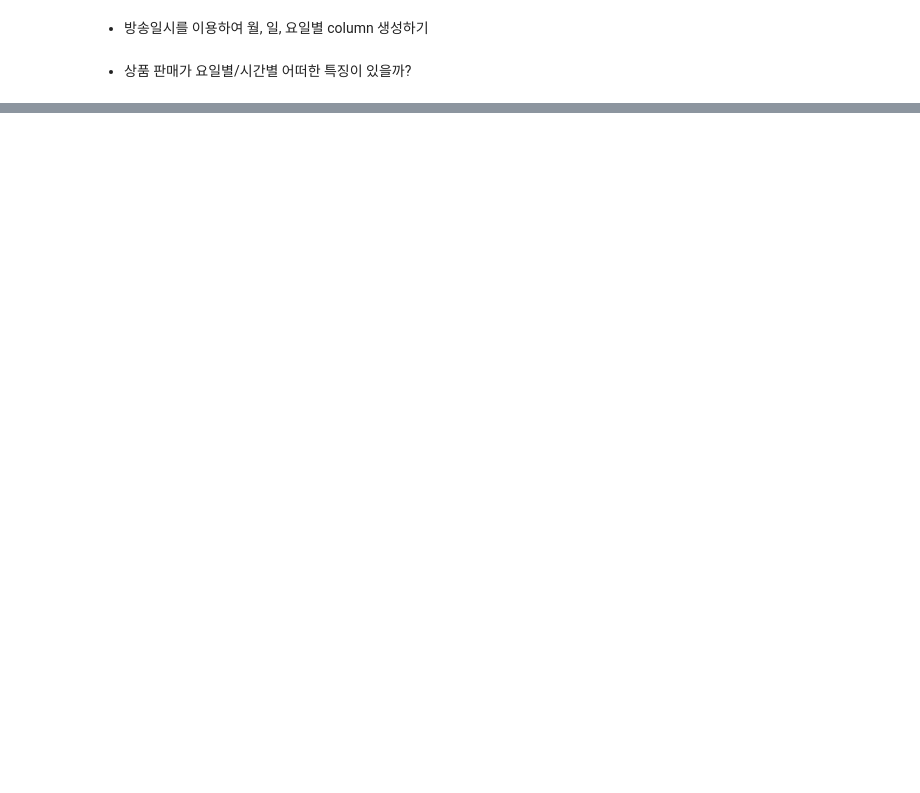
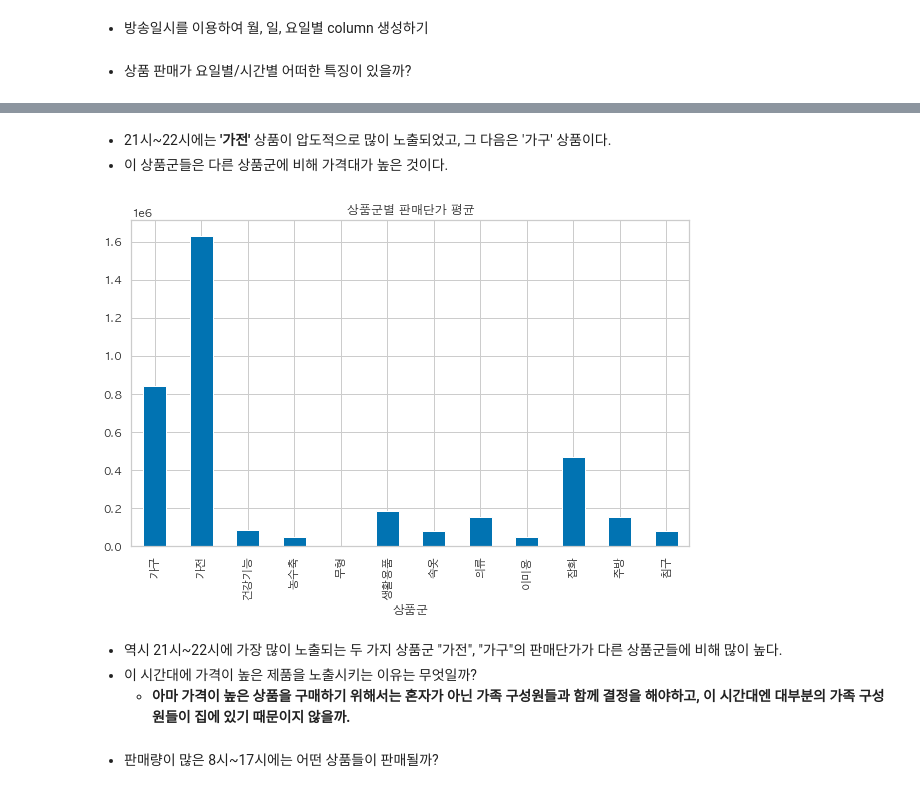
Before and after one commit to HongyeobKim/Project, a Jupyter notebook: NS-Shop/Data-Preparation-and-Exploration.ipynb, the cells around one changed output, grey strips where cells are left out. Saved outputs shown, nothing was run; the diff lists cells and outputs as text; code cells hidden in the pictures; blank space fills up the shorter version.

```diff
--- a/NS-Shop/Data-Preparation-and-Exploration.ipynb
+++ b/NS-Shop/Data-Preparation-and-Exploration.ipynb
@@ -384,0 +429,14 @@ meta.loc['방송_요일'] = ['input', 'date', 'True', sales_result_ds['방송_
+# %% [markdown]
+- 21시~22시에는 __'가전'__ 상품이 압도적으로 많이 노출되었고, 그 다음은 '가구' 상품이다.
+- 이 상품군들은 다른 상품군에 비해 가격대가 높은 것이다.
+# %%
+sales_result_ds.groupby(['상품군'])['판매단가'].mean().plot(kind = 'bar', title = '상품군별 판매단가 평균', figsize = (10,6))
+plt.show()
+# %% [output]
+[figure, added]
+# %% [markdown]
+- 역시 21시~22시에 가장 많이 노출되는 두 가지 상품군 "가전", "가구"의 판매단가가 다른 상품군들에 비해 많이 높다.
+- 이 시간대에 가격이 높은 제품을 노출시키는 이유는 무엇일까?
+    - __아마 가격이 높은 상품을 구매하기 위해서는 혼자가 아닌 가족 구성원들과 함께 결정을 해야하고, 이 시간대엔 대부분의 가족 구성원들이 집에 있기 때문이지 않을까.__
+# %% [markdown]
+- 판매량이 많은 8시~17시에는 어떤 상품들이 판매될까?
```
Also changed, not shown: parts of 13 cells of this notebook.
